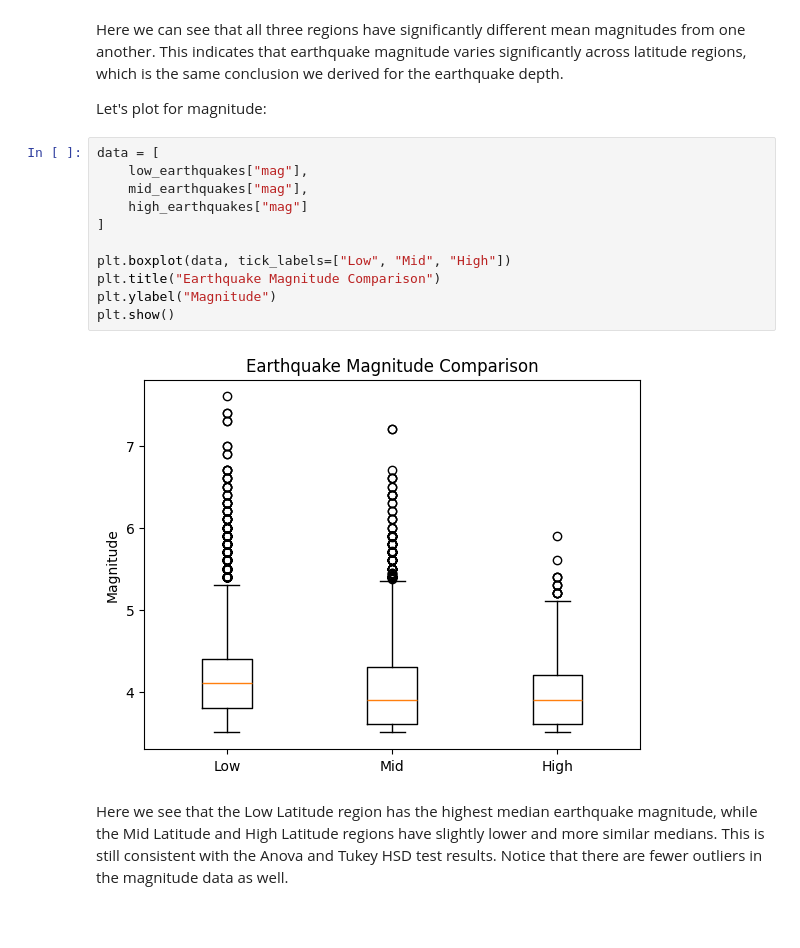
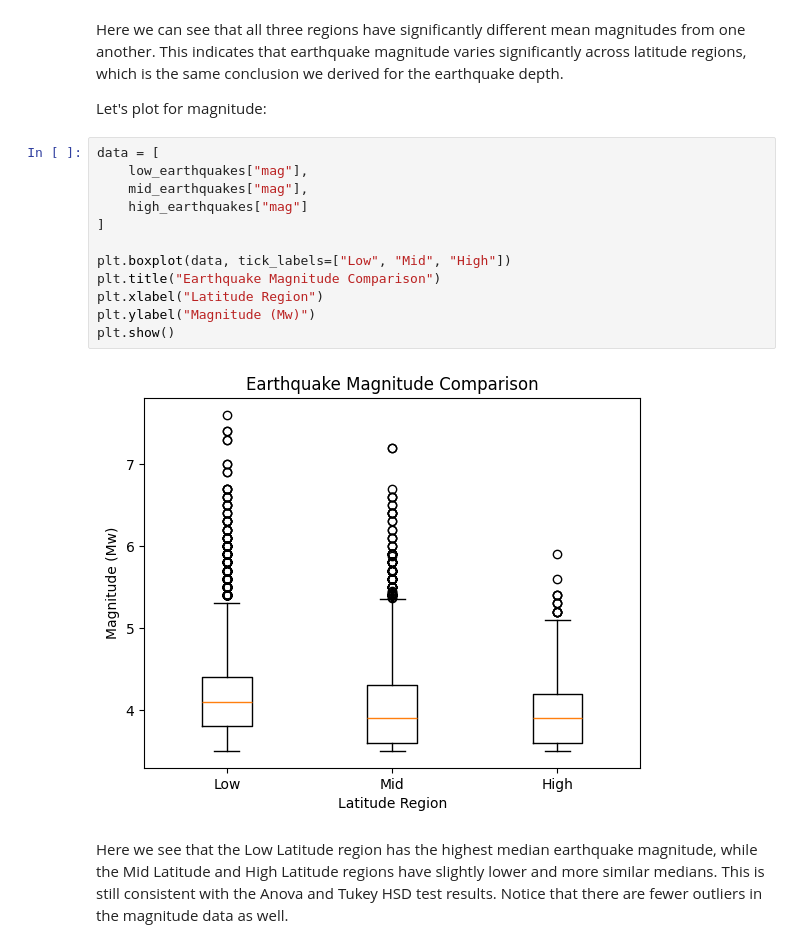
Before and after one commit to NatalieFig/cmsc320finalproj, a Jupyter notebook: CMSC320_Final_Project.ipynb, the cells around one changed output. Cells and saved outputs as stored; diff of their text form; blank space fills up the shorter version.

```diff
--- a/CMSC320_Final_Project.ipynb
+++ b/CMSC320_Final_Project.ipynb
@@ -406,15 +452,16 @@ Let's plot for magnitude:
 # %%
 data = [
     low_earthquakes["mag"],
     mid_earthquakes["mag"],
     high_earthquakes["mag"]
 ]
 
 plt.boxplot(data, tick_labels=["Low", "Mid", "High"])
 plt.title("Earthquake Magnitude Comparison")
-plt.ylabel("Magnitude")
+plt.xlabel("Latitude Region")
+plt.ylabel("Magnitude (Mw)")
 plt.show()
 # %% [output]
-[figure, old version]
+[figure, new version]
 # %% [markdown]
 Here we see that the Low Latitude region has the highest median earthquake magnitude, while the Mid Latitude and High Latitude regions have slightly lower and more similar medians. This is still consistent with the Anova and Tukey HSD test results. Notice that there are fewer outliers in the magnitude data as well.
```
Also changed, not shown: parts of 12 cells of this notebook.
